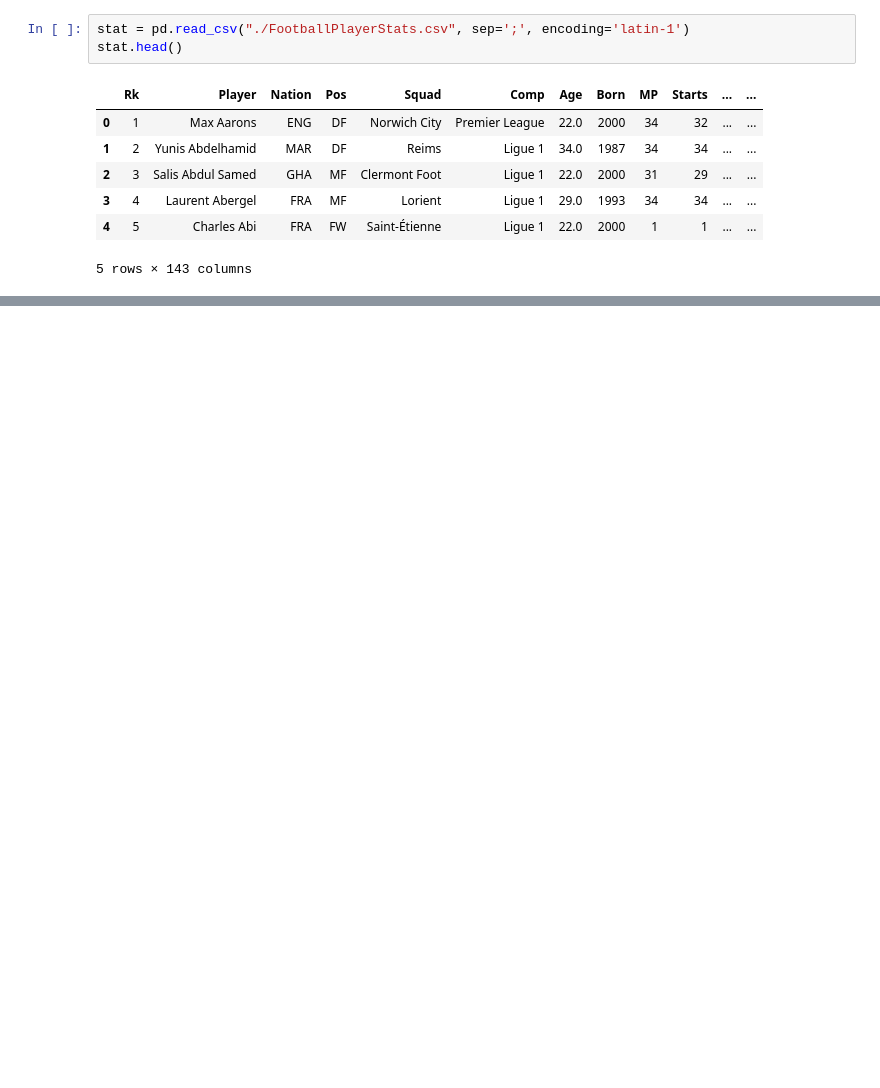
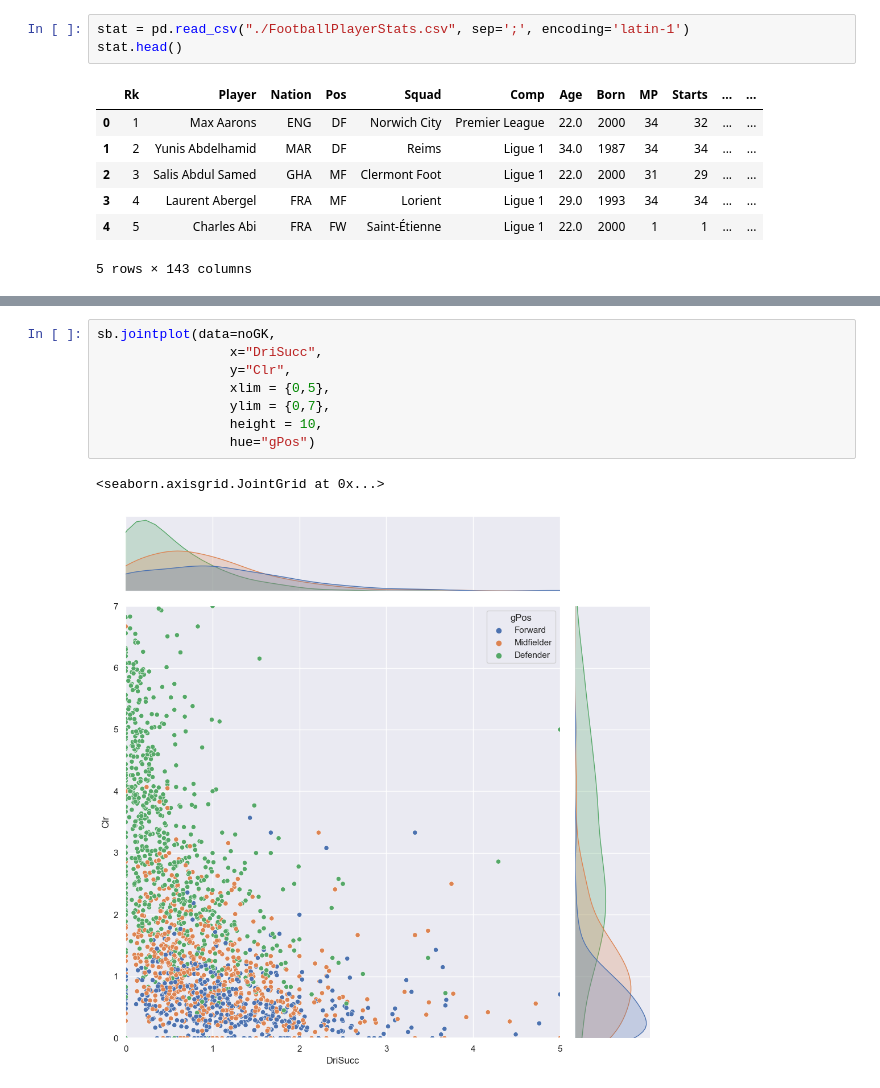
Before and after one commit to ludviglundgrens/SC1015_project, a Jupyter notebook: merge_data.ipynb, the cells around one changed output, grey strips where cells are left out. Saved outputs shown, nothing was run; the diff lists cells and outputs as text; blank space fills up the shorter version.

```diff
--- a/merge_data.ipynb
+++ b/merge_data.ipynb
@@ -54,0 +148,11 @@ filtered.to_csv("merged_data.csv")
+# %%
+sb.jointplot(data=noGK,
+                 x="DriSucc",
+                 y="Clr",
+                 xlim = {0,5},
+                 ylim = {0,7},
+                 height = 10,
+                 hue="gPos")
+# %% [output]
+<seaborn.axisgrid.JointGrid at 0x...>
+[figure, added]
```
Also changed, not shown: parts of 14 cells of this notebook, 1 other file.
